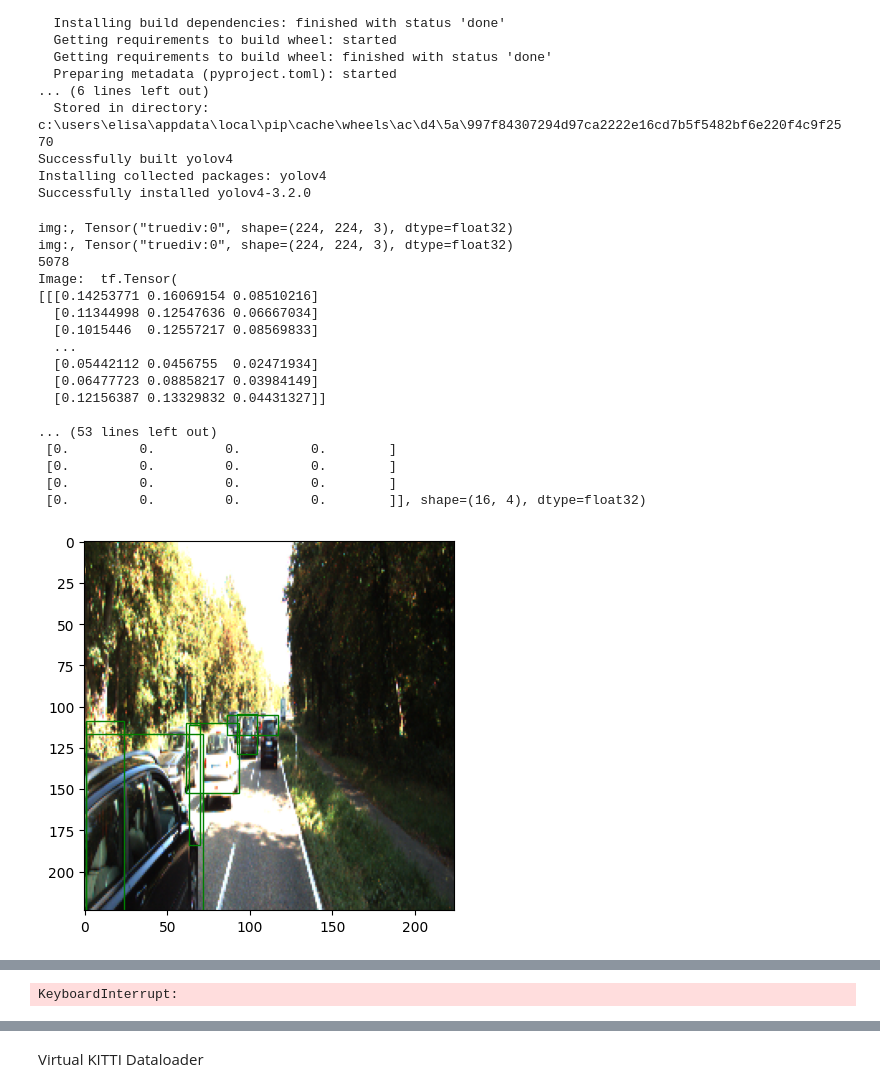
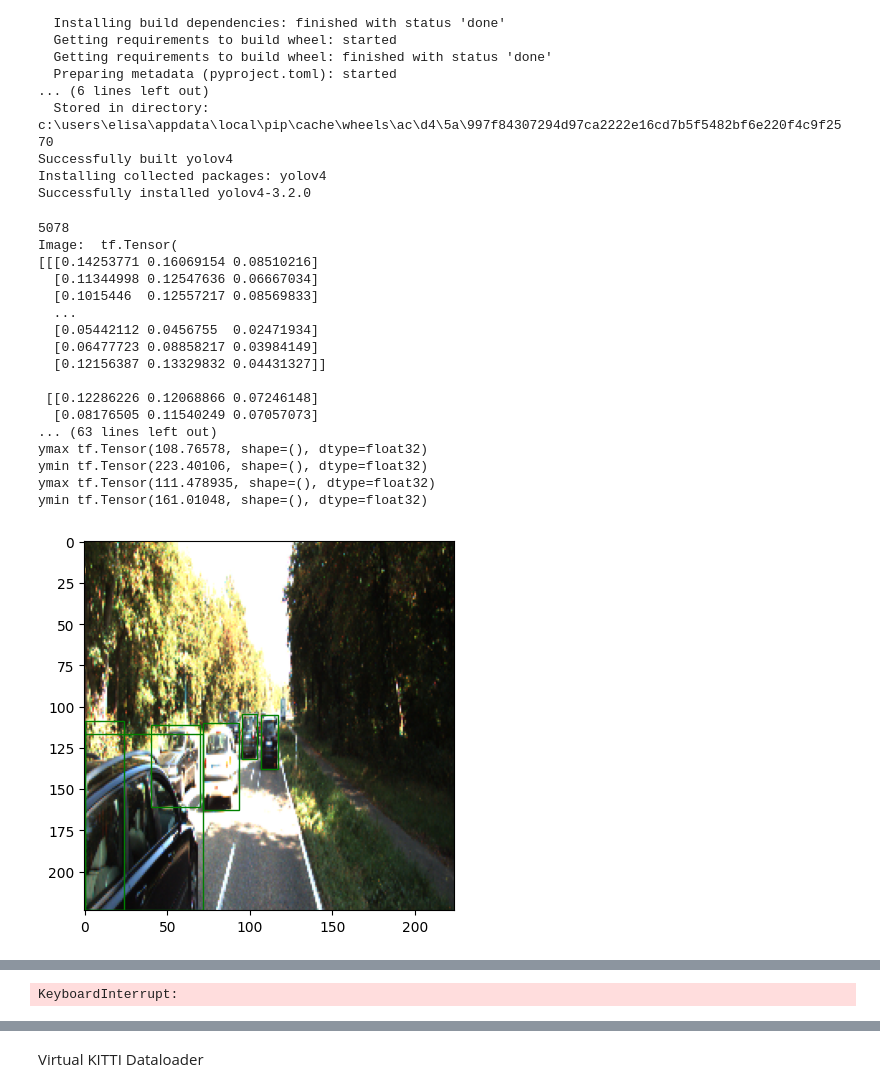
Before and after one commit to elihagen/EnhancingAI_Project, a Jupyter notebook: Programming/dataloader_new.ipynb, the cells around one changed output, grey strips where cells are left out. Cells and saved outputs as stored; diff of their text form; code cells hidden in the pictures.

```diff
--- a/Programming/dataloader_new.ipynb
+++ b/Programming/dataloader_new.ipynb
@@ -54,7 +54,6 @@ def preprocess_image(image, bbox, label, orientation, input_shape):
 
     image = tf.image.resize(image, (input_shape[0], input_shape[1]))
     image = image / 255.0
-    print("img:,", image)
 
     # Handling multiple objects in a single image
     # Pad bounding boxes and orientations to a fixed number (16)
@@ -158,16 +157,17 @@ def plot_image_with_bbox(image, bboxes, orientations):
             continue
 
         # KITTI bbox format: [left, top, right, bottom]
-        left = bbox[0] * width
-        top = bbox[2] * height
-        right = bbox[3] * width
-        bottom = bbox[1] * height
+        ymin = bbox[0] * height
+        xmin = bbox[1] * width
+        ymax = bbox[2] * height
+        xmax = bbox[3] * width
 
-        bbox_width = right - left
-        bbox_height = bottom-top
+        bbox_width = xmax - xmin
+        bbox_height = ymax - ymin
+        print("ymax", height - ymax)
+        print("ymin", height - ymin)
 
-        # Create a rectangle patch
-        rect = patches.Rectangle((left, height-bottom), bbox_width, bbox_height, linewidth=1, edgecolor='g', facecolor='none')
+        rect = patches.Rectangle((xmin, height - ymax), bbox_width, bbox_height, linewidth=1, edgecolor='g', facecolor='none')
         ax.add_patch(rect)
     plt.show()
 
@@ -184,39 +184,39 @@ def main():
                   loss={'bbox_reshaped': 'mean_squared_error', 'orientation_reshaped': 'mean_squared_error'},
                   metrics={'bbox_reshaped': 'mae', 'orientation_reshaped': 'mae'})
 
     # Load and preprocess dataset
     train_dataset = load_kitti_dataset('train[:80%]', input_shape)
     test_dataset = load_kitti_dataset('train[80%:]', input_shape)
     print(len(train_dataset))
 
     # Apply padding and batching
     train_dataset = train_dataset.padded_batch(64, padded_shapes=([224,224, 3], ([16, 4], [16, 3])))
     test_dataset = test_dataset.padded_batch(64, padded_shapes=([224,224, 3], ([16, 4], [16, 3])))
 
     visualize_ground_truth(test_dataset)
 
     # Train the model
     model.fit(train_dataset, epochs=5, validation_data=test_dataset)
 
 if __name__ == "__main__":
     main()
 # %% [output]
-img:, Tensor("truediv:0", shape=(224, 224, 3), dtype=float32)
-img:, Tensor("truediv:0", shape=(224, 224, 3), dtype=float32)
 5078
 Image:  tf.Tensor(
 [[[0.14253771 0.16069154 0.08510216]
   [0.11344998 0.12547636 0.06667034]
   [0.1015446  0.12557217 0.08569833]
   ...
   [0.05442112 0.0456755  0.02471934]
   [0.06477723 0.08858217 0.03984149]
   [0.12156387 0.13329832 0.04431327]]
 
-... (53 lines left out)
- [0.         0.         0.         0.        ]
- [0.         0.         0.         0.        ]
- [0.         0.         0.         0.        ]
- [0.         0.         0.         0.        ]], shape=(16, 4), dtype=float32)
+ [[0.12286226 0.12068866 0.07246148]
+  [0.08176505 0.11540249 0.07057073]
+... (63 lines left out)
+ymax tf.Tensor(108.76578, shape=(), dtype=float32)
+ymin tf.Tensor(223.40106, shape=(), dtype=float32)
+ymax tf.Tensor(111.478935, shape=(), dtype=float32)
+ymin tf.Tensor(161.01048, shape=(), dtype=float32)
-[figure, old version]
+[figure, new version]
 Epoch 1/5
```
Also changed, not shown: parts of 3 cells of this notebook.
